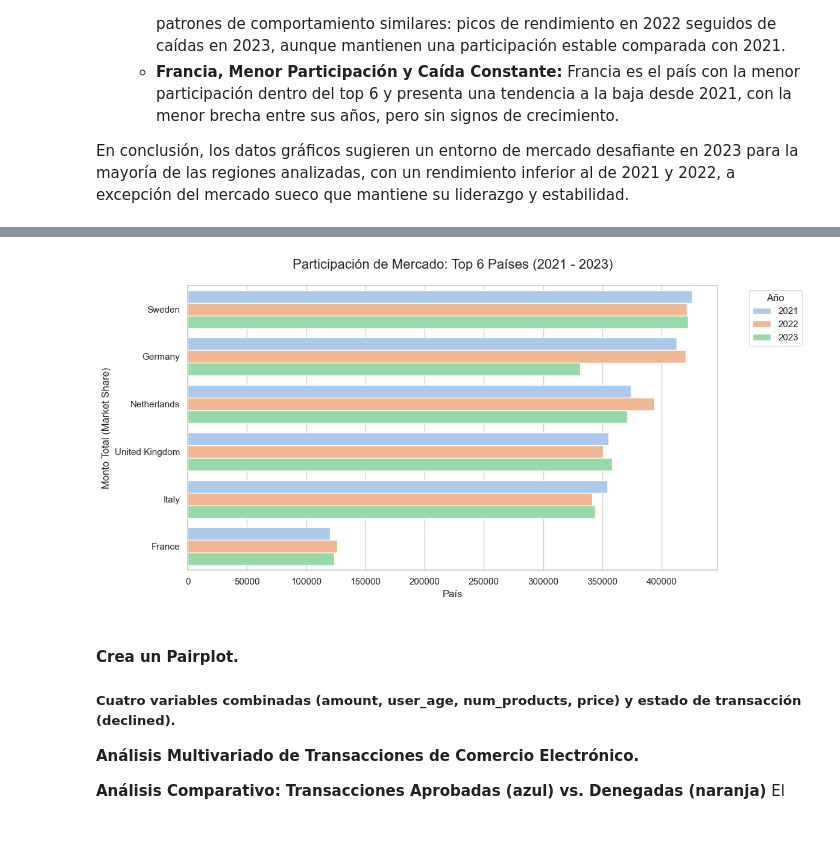
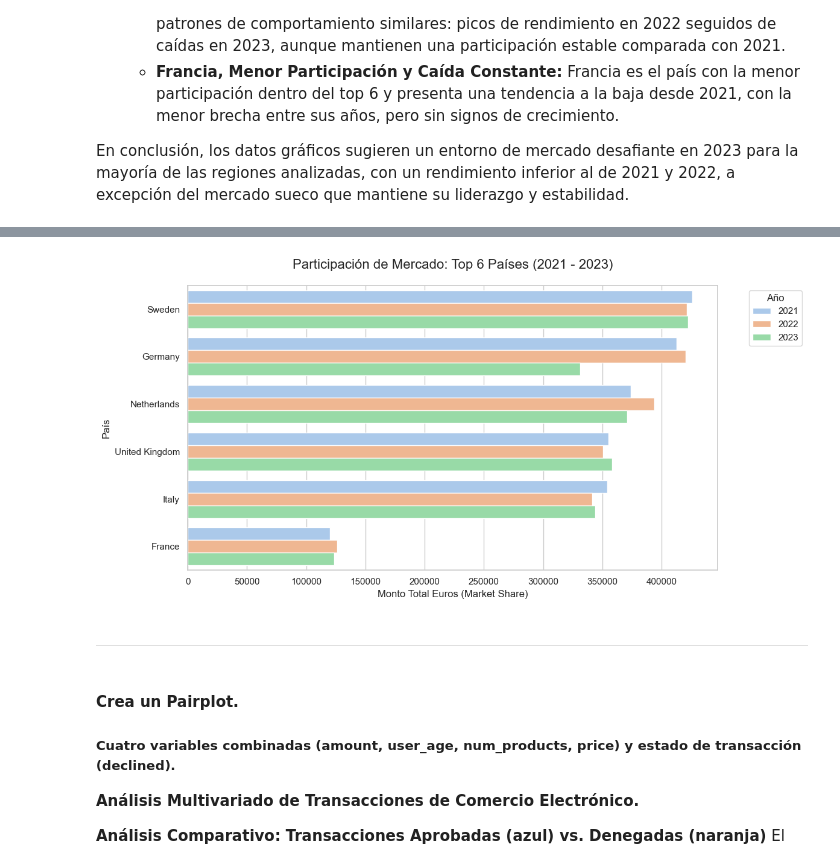
Before and after one commit to 15Rami03/Bootcamp-Analisis-de-datos, a Jupyter notebook: Sprint-11/Tarea S11.01. Visualización de Datos con Python y Power BI.ipynb, the cells around one changed output, grey strips where cells are left out. Cells and saved outputs as stored; diff of their text form; code cells hidden in the pictures; blank space fills up the shorter version.

```diff
--- a/Sprint-11/Tarea S11.01. Visualización de Datos con Python y Power BI.ipynb
+++ b/Sprint-11/Tarea S11.01. Visualización de Datos con Python y Power BI.ipynb
@@ -20,9 +21,9 @@ from mysql.connector import Error
 # %%
 try:
-    connection = mysql.connector.connect(host='localhost',
-                                         database='ecommerce',
-                                         user='root',
-                                         password='12345')
+    connection = mysql.connector.connect(host='**********',
+                                         database='*********',
+                                         user='****',
+                                         password='*****')
     if connection.is_connected():
         db_Info = connection.get_server_info()
         print("Connected to MySQL Server version ", db_Info)
@@ -436,7 +456,3 @@ top_6_paises = df_view6.groupby('country')['amount'].sum().nlargest(6).index
 df_view6 = df_view6[df_view6['country'].isin(top_6_paises)]
 
 df_view6 = df_view6.groupby(['country', 'year'], as_index=False)['amount'].sum()
-
-df_view6.reset_index(drop=True, inplace=True)
-df_view6['id'] = df_view6.index
-df_view6
@@ -461,26 +459,27 @@ df_view6
 # %%
-sns.set_theme(style="whitegrid")
 plt.figure(figsize=(12, 6))
 
 plot = sns.barplot(
     data=df_view6,
     x='amount',
     y='country',
     hue='year',
     palette='pastel',
     orient='h',
     order=top_6_paises
 )
 
 plt.title('Participación de Mercado: Top 6 Países (2021 - 2023)', fontsize=16, pad=20)
-plt.xlabel('País', fontsize=12)
-plt.ylabel('Monto Total (Market Share)', fontsize=12)
+plt.ylabel('País', fontsize=12)
+plt.xlabel('Monto Total Euros (Market Share)', fontsize=12)
 plt.legend(title='Año', bbox_to_anchor=(1.05, 1), loc='upper left')
 
 plt.tight_layout()
 plt.show()
 # %% [output]
-[figure, old version]
+[figure, new version]
+# %% [markdown]
+----------------------------------------------------------------------------------------------------------
 # %% [markdown]
 #### <b>Crea un Pairplot.</b>
 ##### <b>Cuatro variables combinadas (amount, user_age, num_products, price) y estado de transacción (declined).</b>
```
Also changed, not shown: parts of 34 cells of this notebook, 2 other files.
